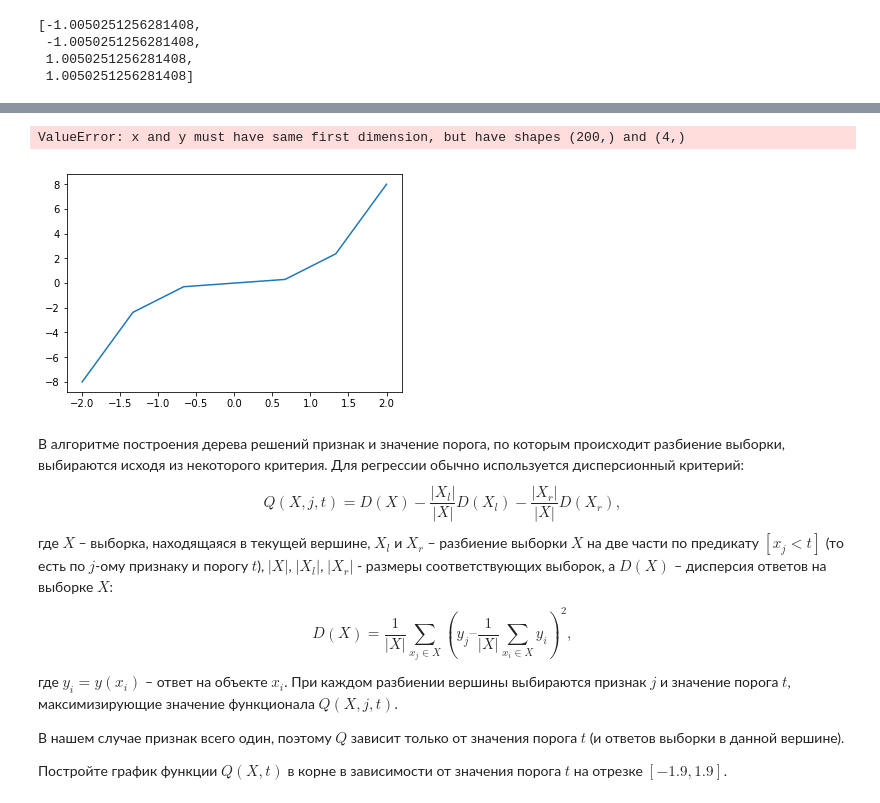
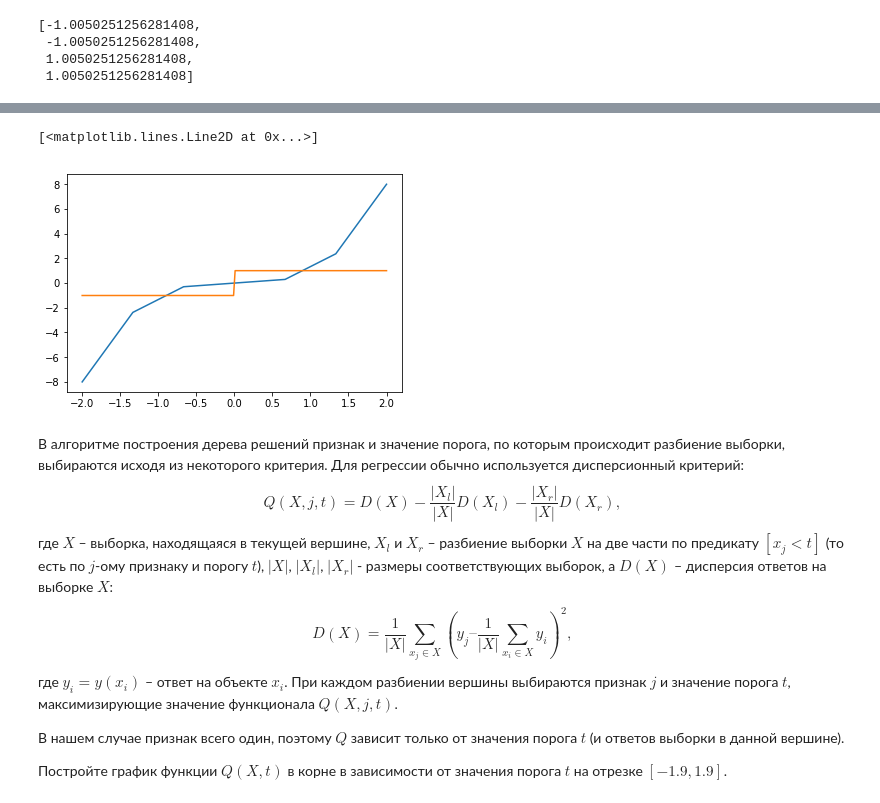
Before and after one commit to Branoli/home_works, a Jupyter notebook: hw3/hw3_session3_decision_trees.ipynb, the cells around one changed output, grey strips where cells are left out. Saved outputs shown, nothing was run; the diff lists cells and outputs as text; code cells hidden in the pictures.

```diff
--- a/hw3/hw3_session3_decision_trees.ipynb
+++ b/hw3/hw3_session3_decision_trees.ipynb
@@ -70,8 +70,9 @@ v.append([i for i in X_train if i>0])
  1.0050251256281408]
 # %%
 h = []
-for i in range(len(v[0])):
-
+for i in range(2):
+    for j in range(len(v[0])):
+       h.append(np.average(v[i]))
 h
 # %% [output]
 [-1.0050251256281408,
@@ -79,15 +93,11 @@ h
  1.0050251256281408,
  1.0050251256281408]
-# %%
-plt.plot(X, y)
-#v.append(np.average([i for i in X if i<0]))
-#v.append(np.average([i for i in X if i>0]))
-plt.plot(X_train,
-         [np.average(subsample) for subsample in v for count in v]
-        )
-# %% [output]
-ValueError: x and y must have same first dimension, but have shapes (200,) and (4,)
-[figure, removed]
+# %%
+plt.plot(X, y)
+plt.plot(X_train, h)
+# %% [output]
+[<matplotlib.lines.Line2D at 0x...>]
+[figure, added]
 # %% [markdown]
 В алгоритме построения дерева решений признак и значение порога, по которым происходит разбиение выборки, выбираются исходя из некоторого критерия. Для регрессии обычно используется дисперсионный критерий:
 $$Q(X, j, t) = D(X) - \dfrac{|X_l|}{|X|} D(X_l) - \dfrac{|X_r|}{|X|} D(X_r),$$
```
Also changed, not shown: parts of 1 cell of this notebook.
